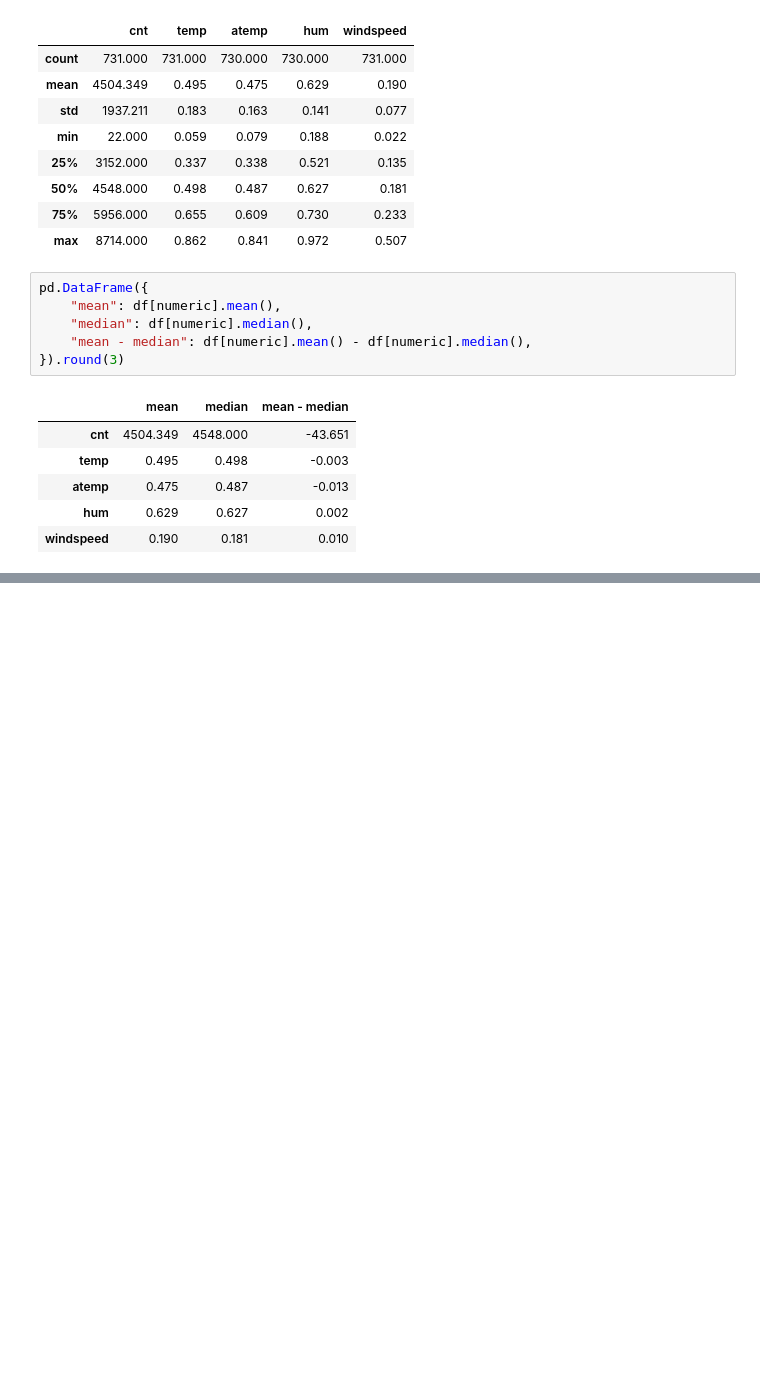
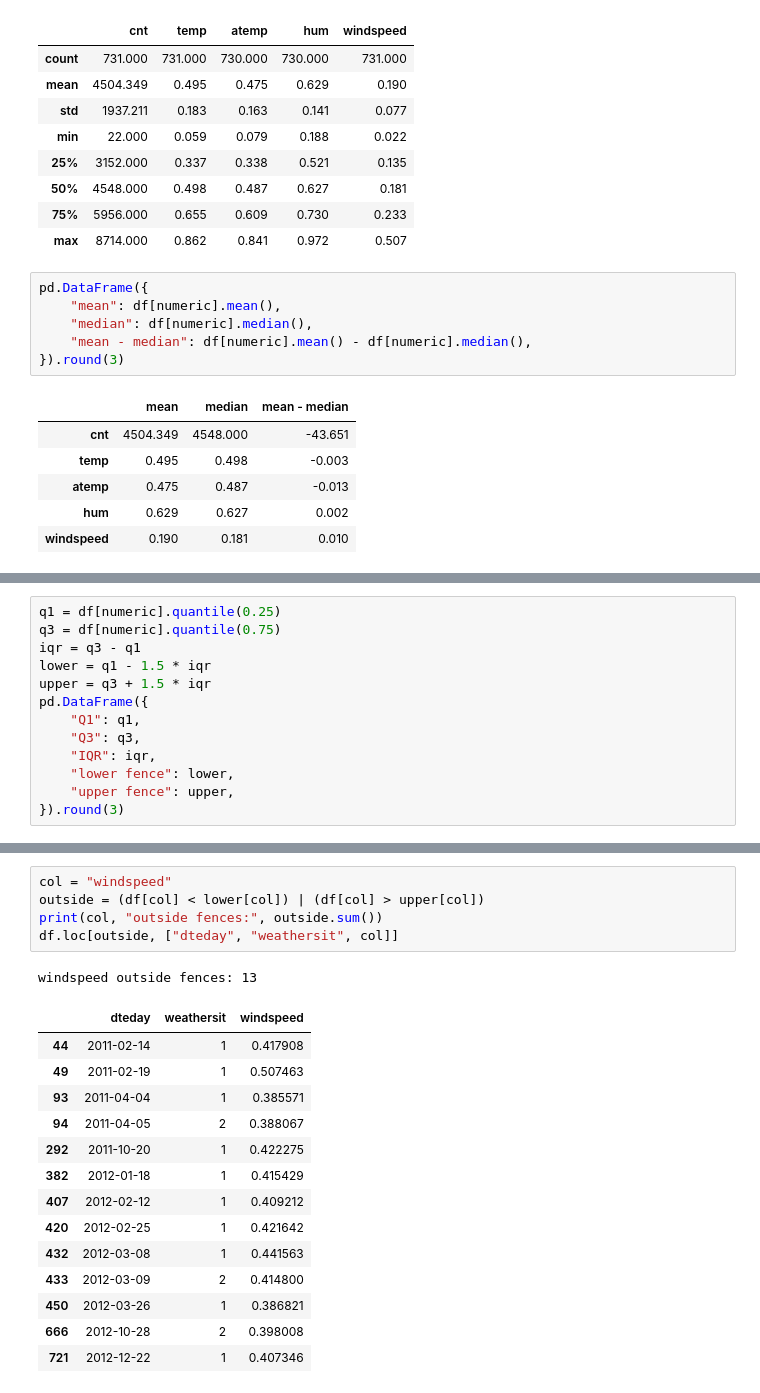
Before and after one commit to husnaaydn/bike-sharing-eda-project, a Jupyter notebook: bike_sharing_project.ipynb, the cells around one changed output, grey strips where cells are left out. Saved outputs shown, nothing was run; the diff lists cells and outputs as text; blank space fills up the shorter version.

```diff
--- a/bike_sharing_project.ipynb
+++ b/bike_sharing_project.ipynb
@@ -603,0 +645,13 @@ pd.DataFrame({
+# %%
+q1 = df[numeric].quantile(0.25)
+q3 = df[numeric].quantile(0.75)
+iqr = q3 - q1
+lower = q1 - 1.5 * iqr
+upper = q3 + 1.5 * iqr
+pd.DataFrame({
+    "Q1": q1,
+    "Q3": q3,
+    "IQR": iqr,
+    "lower fence": lower,
+    "upper fence": upper,
+}).round(3)
@@ -603,0 +689,21 @@ pd.DataFrame({
+# %%
+col = "windspeed"
+outside = (df[col] < lower[col]) | (df[col] > upper[col])
+print(col, "outside fences:", outside.sum())
+df.loc[outside, ["dteday", "weathersit", col]]
+# %% [output]
+windspeed outside fences: 13
+|  | dteday | weathersit | windspeed |
+| 44 | 2011-02-14 | 1 | 0.417908 |
+| 49 | 2011-02-19 | 1 | 0.507463 |
+| 93 | 2011-04-04 | 1 | 0.385571 |
+| 94 | 2011-04-05 | 2 | 0.388067 |
+| 292 | 2011-10-20 | 1 | 0.422275 |
+| 382 | 2012-01-18 | 1 | 0.415429 |
+| 407 | 2012-02-12 | 1 | 0.409212 |
+| 420 | 2012-02-25 | 1 | 0.421642 |
+| 432 | 2012-03-08 | 1 | 0.441563 |
+| 433 | 2012-03-09 | 2 | 0.414800 |
+| 450 | 2012-03-26 | 1 | 0.386821 |
+| 666 | 2012-10-28 | 2 | 0.398008 |
+| 721 | 2012-12-22 | 1 | 0.407346 |
```
Also changed, not shown: parts of 12 cells of this notebook.
